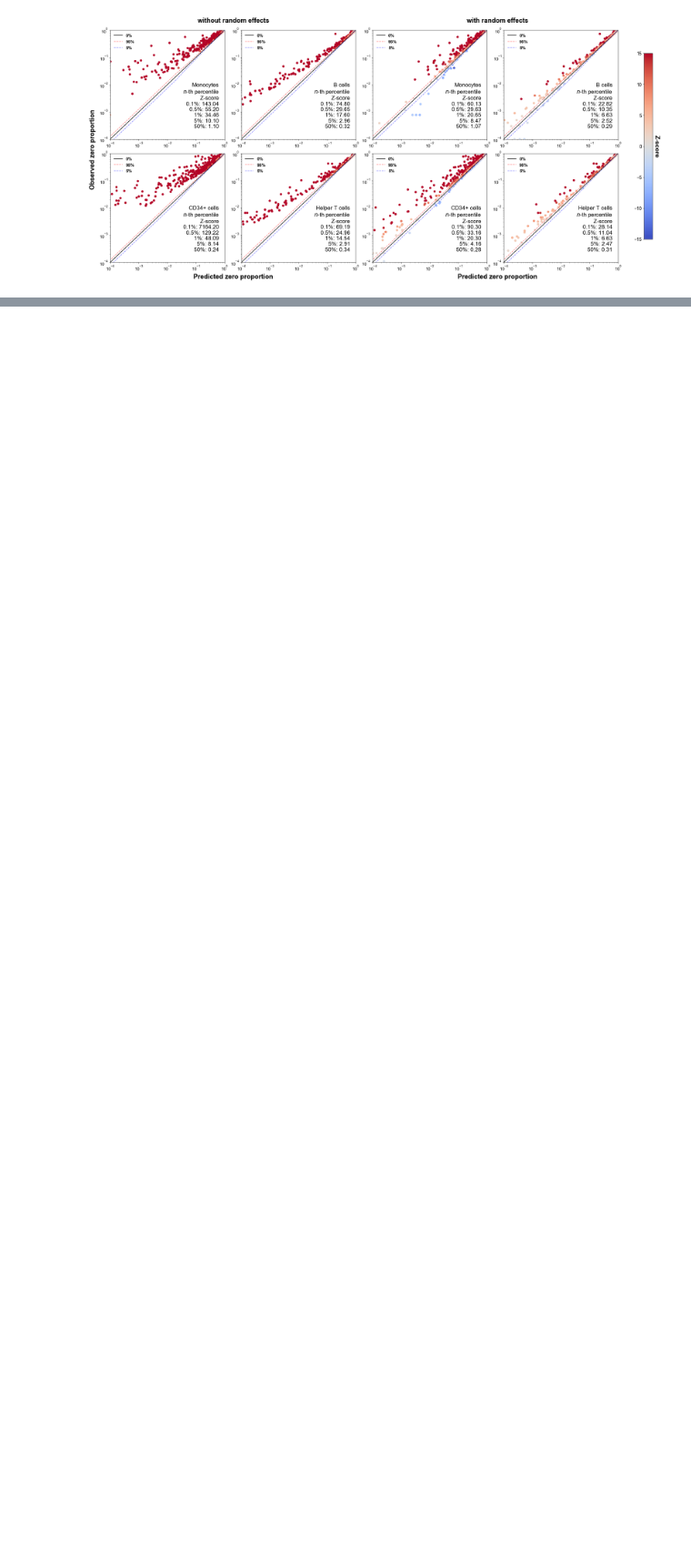
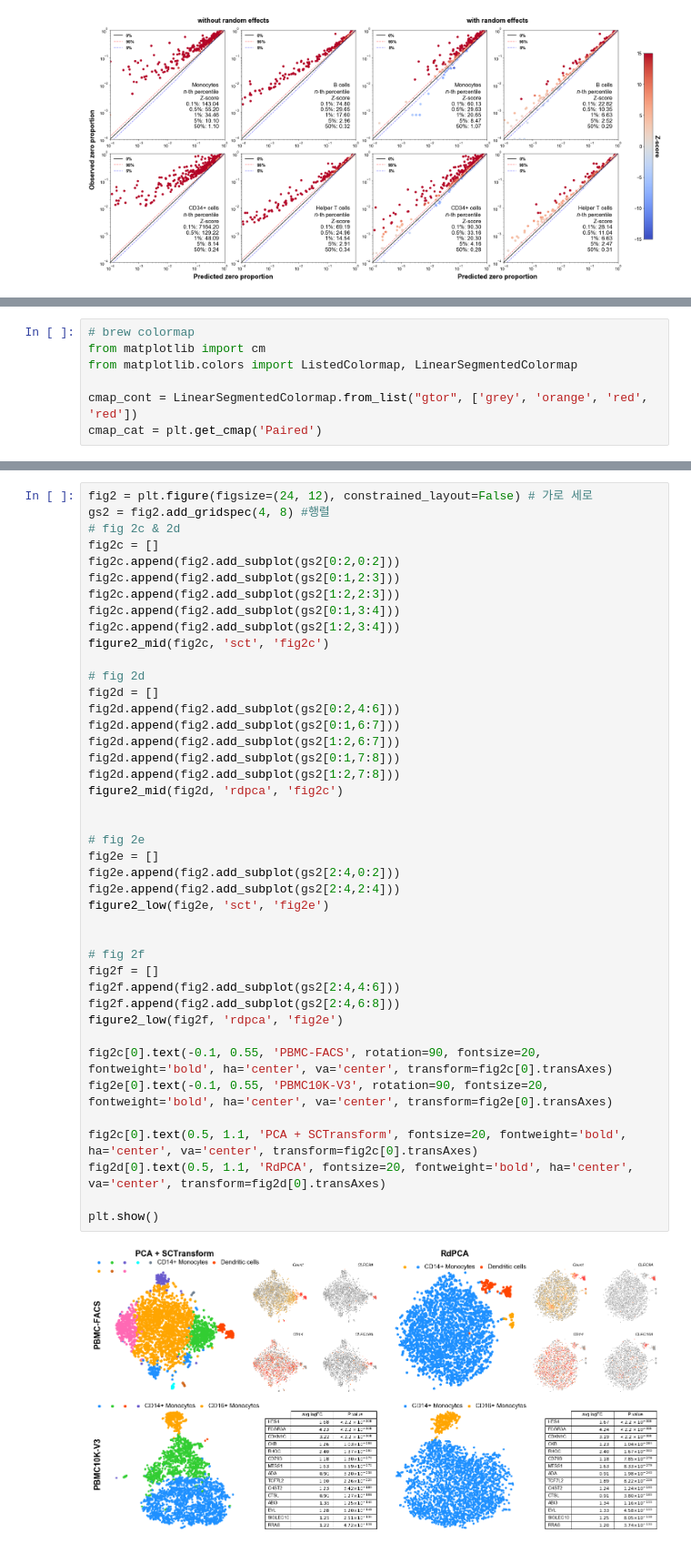
Before and after one commit to hanbin973/RdPCA-paper, a Jupyter notebook: figure2/figure 2.ipynb, the cells around one changed output, grey strips where cells are left out. Shown at 91% size. Saved outputs shown, nothing was run; the diff lists cells and outputs as text; blank space fills up the shorter version.

```diff
--- a/figure2/figure 2.ipynb
+++ b/figure2/figure 2.ipynb
@@ -137,0 +140,7 @@ plt.show()
+# %%
+# brew colormap
+from matplotlib import cm
+from matplotlib.colors import ListedColormap, LinearSegmentedColormap
+
+cmap_cont = LinearSegmentedColormap.from_list("gtor", ['grey', 'orange', 'red', 'red'])
+cmap_cat = plt.get_cmap('Paired')
@@ -137,0 +263,44 @@ plt.show()
+# %%
+fig2 = plt.figure(figsize=(24, 12), constrained_layout=False) # 가로 세로
+gs2 = fig2.add_gridspec(4, 8) #행렬
+# fig 2c & 2d
+fig2c = []
+fig2c.append(fig2.add_subplot(gs2[0:2,0:2]))
+fig2c.append(fig2.add_subplot(gs2[0:1,2:3]))
+fig2c.append(fig2.add_subplot(gs2[1:2,2:3]))
+fig2c.append(fig2.add_subplot(gs2[0:1,3:4]))
+fig2c.append(fig2.add_subplot(gs2[1:2,3:4]))
+figure2_mid(fig2c, 'sct', 'fig2c')
+
+# fig 2d
+fig2d = []
+fig2d.append(fig2.add_subplot(gs2[0:2,4:6]))
+fig2d.append(fig2.add_subplot(gs2[0:1,6:7]))
+fig2d.append(fig2.add_subplot(gs2[1:2,6:7]))
+fig2d.append(fig2.add_subplot(gs2[0:1,7:8]))
+fig2d.append(fig2.add_subplot(gs2[1:2,7:8]))
+figure2_mid(fig2d, 'rdpca', 'fig2c')
+
+
+# fig 2e
+fig2e = []
+fig2e.append(fig2.add_subplot(gs2[2:4,0:2]))
+fig2e.append(fig2.add_subplot(gs2[2:4,2:4]))
+figure2_low(fig2e, 'sct', 'fig2e')
+
+
+# fig 2f
+fig2f = []
+fig2f.append(fig2.add_subplot(gs2[2:4,4:6]))
+fig2f.append(fig2.add_subplot(gs2[2:4,6:8]))
+figure2_low(fig2f, 'rdpca', 'fig2e')
+
+fig2c[0].text(-0.1, 0.55, 'PBMC-FACS', rotation=90, fontsize=20, fontweight='bold', ha='center', va='center', transform=fig2c[0].transAxes)
+fig2e[0].text(-0.1, 0.55, 'PBMC10K-V3', rotation=90, fontsize=20, fontweight='bold', ha='center', va='center', transform=fig2e[0].transAxes)
+
+fig2c[0].text(0.5, 1.1, 'PCA + SCTransform', fontsize=20, fontweight='bold', ha='center', va='center', transform=fig2c[0].transAxes)
+fig2d[0].text(0.5, 1.1, 'RdPCA', fontsize=20, fontweight='bold', ha='center', va='center', transform=fig2d[0].transAxes)
+
+plt.show()
+# %% [output]
+[figure, added]
```
Also changed, not shown: parts of 3 cells of this notebook, 25 other files.
